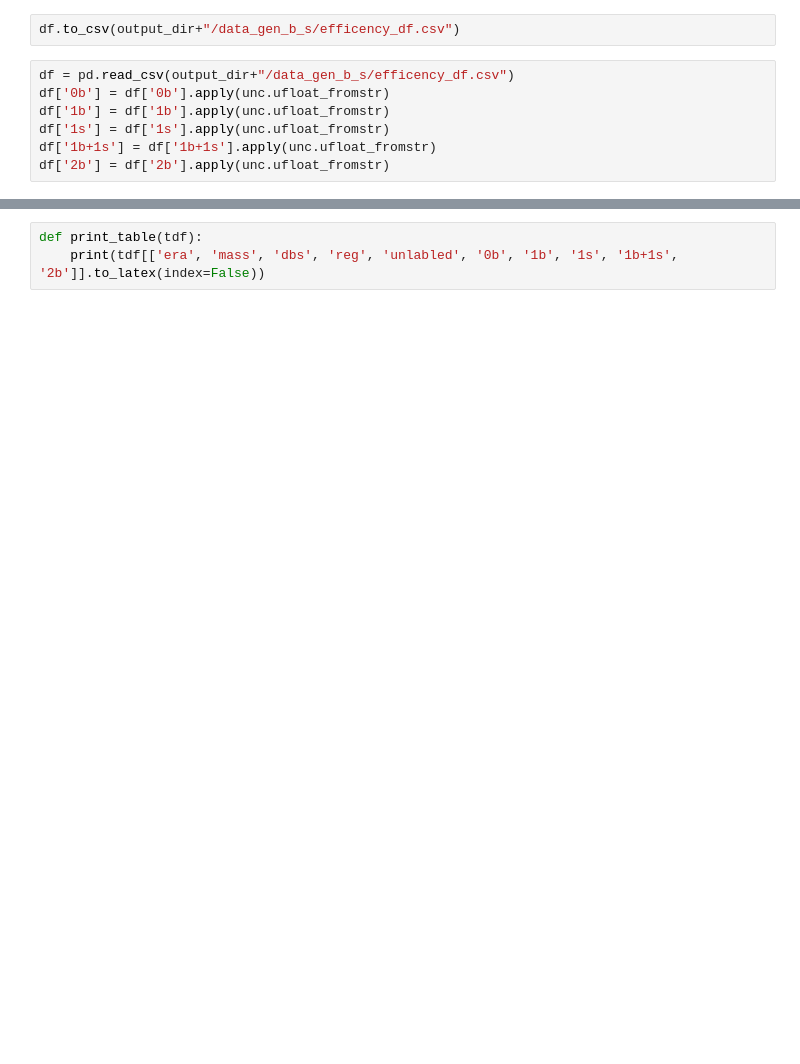
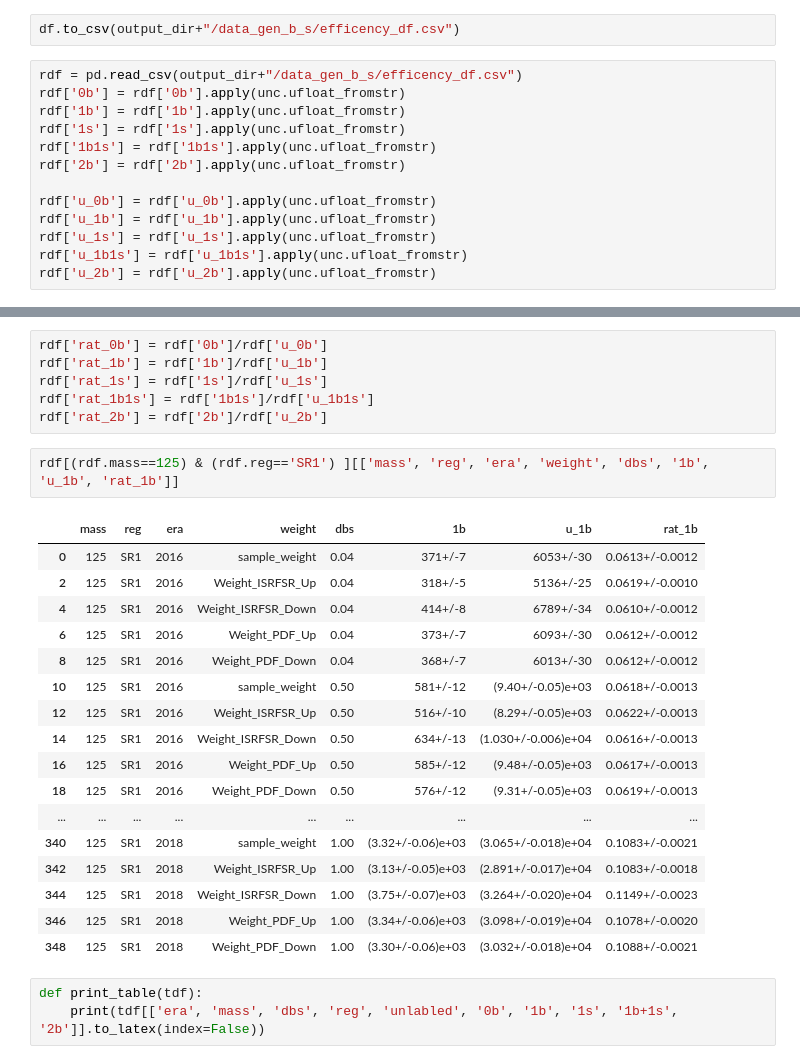
Before and after one commit to rymuelle/bff_plotting_code_v3, a Jupyter notebook: 1_b_s_multiplicty_plot.ipynb, the cells around one changed output, grey strips where cells are left out. Drawn from its saved outputs; the diff is of its cells as text; blank space fills up the shorter version.

```diff
--- a/1_b_s_multiplicty_plot.ipynb
+++ b/1_b_s_multiplicty_plot.ipynb
@@ -169,9 +221,15 @@ df[['era', 'mass', 'dbs', 'reg', 'unlabled', '0b', '1b', '1s', '1b+1s', '2b']]
 # %%
 df.to_csv(output_dir+"/data_gen_b_s/efficency_df.csv")
 # %%
-df = pd.read_csv(output_dir+"/data_gen_b_s/efficency_df.csv")
-df['0b'] = df['0b'].apply(unc.ufloat_fromstr)
-df['1b'] = df['1b'].apply(unc.ufloat_fromstr)
-df['1s'] = df['1s'].apply(unc.ufloat_fromstr)
-df['1b+1s'] = df['1b+1s'].apply(unc.ufloat_fromstr)
-df['2b'] = df['2b'].apply(unc.ufloat_fromstr)
+rdf = pd.read_csv(output_dir+"/data_gen_b_s/efficency_df.csv")
+rdf['0b'] = rdf['0b'].apply(unc.ufloat_fromstr)
+rdf['1b'] = rdf['1b'].apply(unc.ufloat_fromstr)
+rdf['1s'] = rdf['1s'].apply(unc.ufloat_fromstr)
+rdf['1b1s'] = rdf['1b1s'].apply(unc.ufloat_fromstr)
+rdf['2b'] = rdf['2b'].apply(unc.ufloat_fromstr)
+
+rdf['u_0b'] = rdf['u_0b'].apply(unc.ufloat_fromstr)
+rdf['u_1b'] = rdf['u_1b'].apply(unc.ufloat_fromstr)
+rdf['u_1s'] = rdf['u_1s'].apply(unc.ufloat_fromstr)
+rdf['u_1b1s'] = rdf['u_1b1s'].apply(unc.ufloat_fromstr)
+rdf['u_2b'] = rdf['u_2b'].apply(unc.ufloat_fromstr)
@@ -178,3 +254,29 @@ df['2b'] = df['2b'].apply(unc.ufloat_fromstr)
+# %%
+rdf['rat_0b'] = rdf['0b']/rdf['u_0b']
+rdf['rat_1b'] = rdf['1b']/rdf['u_1b']
+rdf['rat_1s'] = rdf['1s']/rdf['u_1s']
+rdf['rat_1b1s'] = rdf['1b1s']/rdf['u_1b1s']
+rdf['rat_2b'] = rdf['2b']/rdf['u_2b']
+# %%
+rdf[(rdf.mass==125) & (rdf.reg=='SR1') ][['mass', 'reg', 'era', 'weight', 'dbs', '1b', 'u_1b', 'rat_1b']]
+# %% [output]
+|  | mass | reg | era | weight | dbs | 1b | u_1b | rat_1b |
+| 0 | 125 | SR1 | 2016 | sample_weight | 0.04 | 371+/-7 | 6053+/-30 | 0.0613+/-0.0012 |
+| 2 | 125 | SR1 | 2016 | Weight_ISRFSR_Up | 0.04 | 318+/-5 | 5136+/-25 | 0.0619+/-0.0010 |
+| 4 | 125 | SR1 | 2016 | Weight_ISRFSR_Down | 0.04 | 414+/-8 | 6789+/-34 | 0.0610+/-0.0012 |
+| 6 | 125 | SR1 | 2016 | Weight_PDF_Up | 0.04 | 373+/-7 | 6093+/-30 | 0.0612+/-0.0012 |
+| 8 | 125 | SR1 | 2016 | Weight_PDF_Down | 0.04 | 368+/-7 | 6013+/-30 | 0.0612+/-0.0012 |
+| 10 | 125 | SR1 | 2016 | sample_weight | 0.50 | 581+/-12 | (9.40+/-0.05)e+03 | 0.0618+/-0.0013 |
+| 12 | 125 | SR1 | 2016 | Weight_ISRFSR_Up | 0.50 | 516+/-10 | (8.29+/-0.05)e+03 | 0.0622+/-0.0013 |
+| 14 | 125 | SR1 | 2016 | Weight_ISRFSR_Down | 0.50 | 634+/-13 | (1.030+/-0.006)e+04 | 0.0616+/-0.0013 |
+| 16 | 125 | SR1 | 2016 | Weight_PDF_Up | 0.50 | 585+/-12 | (9.48+/-0.05)e+03 | 0.0617+/-0.0013 |
+| 18 | 125 | SR1 | 2016 | Weight_PDF_Down | 0.50 | 576+/-12 | (9.31+/-0.05)e+03 | 0.0619+/-0.0013 |
+| ... | ... | ... | ... | ... | ... | ... | ... | ... |
+| 340 | 125 | SR1 | 2018 | sample_weight | 1.00 | (3.32+/-0.06)e+03 | (3.065+/-0.018)e+04 | 0.1083+/-0.0021 |
+| 342 | 125 | SR1 | 2018 | Weight_ISRFSR_Up | 1.00 | (3.13+/-0.05)e+03 | (2.891+/-0.017)e+04 | 0.1083+/-0.0018 |
+| 344 | 125 | SR1 | 2018 | Weight_ISRFSR_Down | 1.00 | (3.75+/-0.07)e+03 | (3.264+/-0.020)e+04 | 0.1149+/-0.0023 |
+| 346 | 125 | SR1 | 2018 | Weight_PDF_Up | 1.00 | (3.34+/-0.06)e+03 | (3.098+/-0.019)e+04 | 0.1078+/-0.0020 |
+| 348 | 125 | SR1 | 2018 | Weight_PDF_Down | 1.00 | (3.30+/-0.06)e+03 | (3.032+/-0.018)e+04 | 0.1088+/-0.0021 |
 # %%
 def print_table(tdf):
     print(tdf[['era', 'mass', 'dbs', 'reg', 'unlabled', '0b', '1b', '1s', '1b+1s', '2b']].to_latex(index=False))
```
Also changed, not shown: parts of 35 cells of this notebook.
